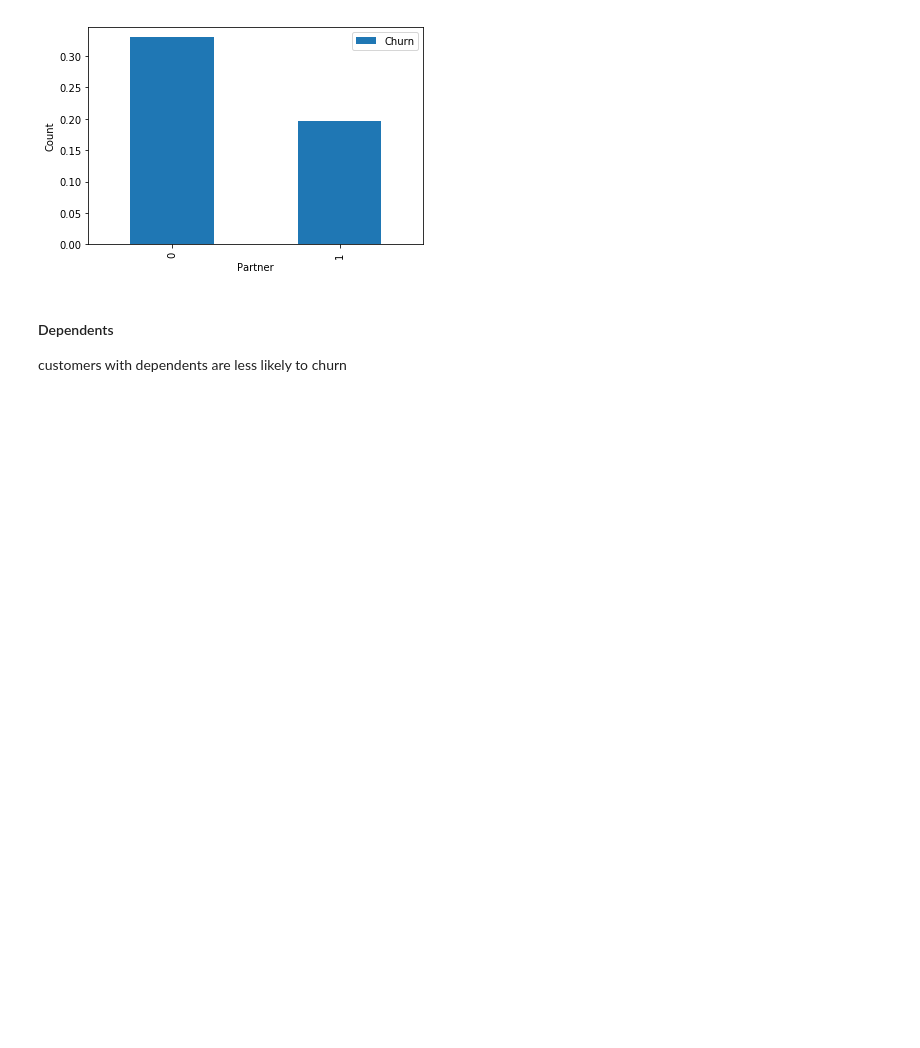
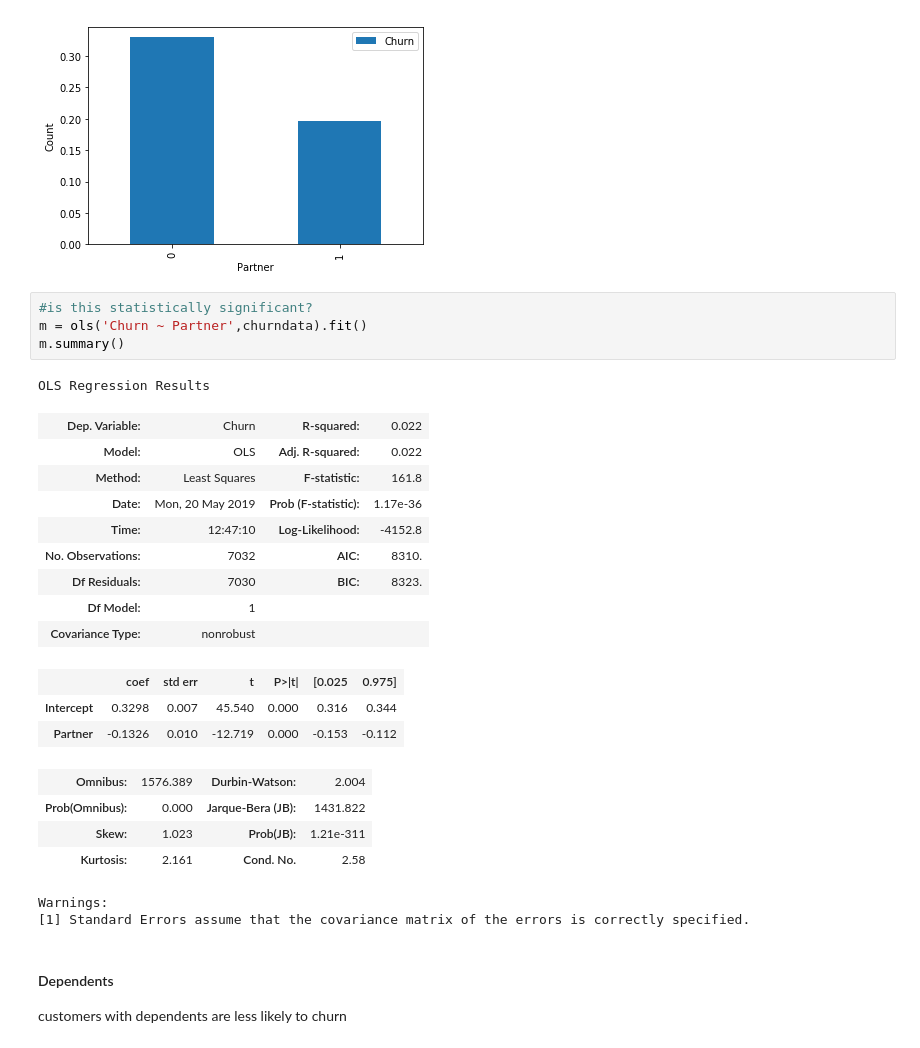
Before and after one commit to parasdoshicom/SpringboardDSIntensive, a Jupyter notebook: Customer Churn Prediction.ipynb, the cells around one changed output. Drawn from its saved outputs; the diff is of its cells as text; blank space fills up the shorter version.

```diff
--- a/Customer Churn Prediction.ipynb
+++ b/Customer Churn Prediction.ipynb
@@ -690,6 +713,30 @@ churndata.groupby(['Partner' ])[['Churn']].mean()
 | 0 | 0.329761 |
 | 1 | 0.197171 |
 [figure]
+# %%
+#is this statistically significant?
+m = ols('Churn ~ Partner',churndata).fit()
+m.summary()
+# %% [output]
+OLS Regression Results
+| Dep. Variable: | Churn | R-squared: | 0.022 |
+| Model: | OLS | Adj. R-squared: | 0.022 |
+| Method: | Least Squares | F-statistic: | 161.8 |
+| Date: | Mon, 20 May 2019 | Prob (F-statistic): | 1.17e-36 |
+| Time: | 12:47:10 | Log-Likelihood: | -4152.8 |
+| No. Observations: | 7032 | AIC: | 8310. |
+| Df Residuals: | 7030 | BIC: | 8323. |
+| Df Model: | 1 |  |  |
+| Covariance Type: | nonrobust |  |  |
+|  | coef | std err | t | P>|t| | [0.025 | 0.975] |
+| Intercept | 0.3298 | 0.007 | 45.540 | 0.000 | 0.316 | 0.344 |
+| Partner | -0.1326 | 0.010 | -12.719 | 0.000 | -0.153 | -0.112 |
+| Omnibus: | 1576.389 | Durbin-Watson: | 2.004 |
+| Prob(Omnibus): | 0.000 | Jarque-Bera (JB): | 1431.822 |
+| Skew: | 1.023 | Prob(JB): | 1.21e-311 |
+| Kurtosis: | 2.161 | Cond. No. | 2.58 |
+Warnings:
+[1] Standard Errors assume that the covariance matrix of the errors is correctly specified.
 # %% [markdown]
 #### Dependents
 
```
Also changed, not shown: parts of 18 cells of this notebook.
